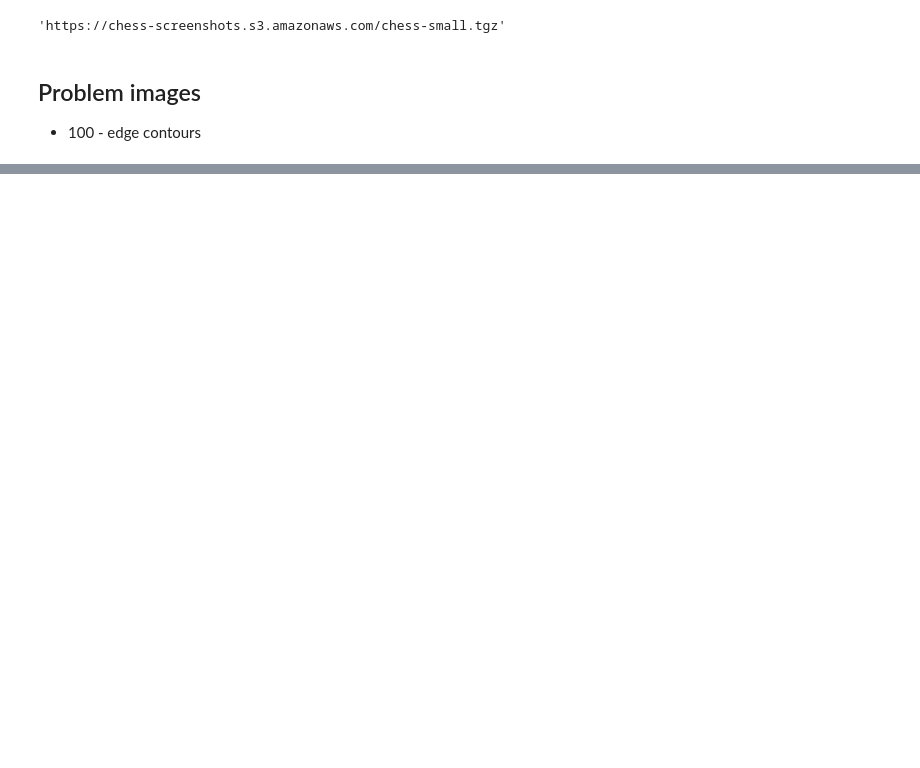
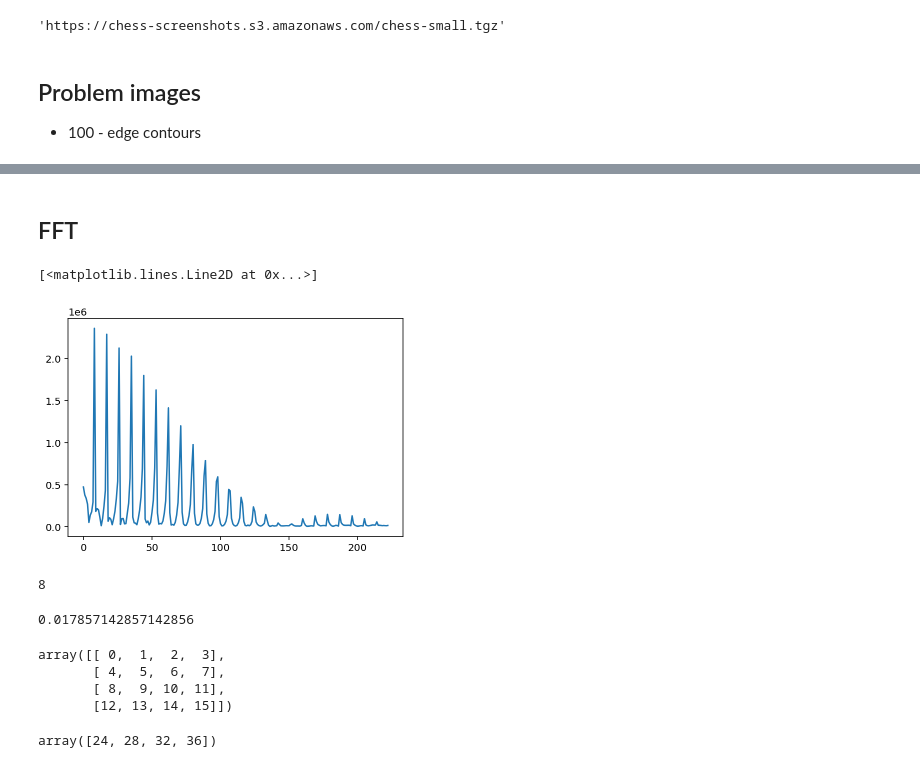
Before and after one commit to idrisr/chessocrnb, a Jupyter notebook: nbs/05_hough.py.ipynb, the cells around one changed output, grey strips where cells are left out. Cells and saved outputs as stored; diff of their text form; code cells hidden in the pictures; blank space fills up the shorter version.

```diff
--- a/nbs/05_hough.py.ipynb
+++ b/nbs/05_hough.py.ipynb
@@ -96,0 +107,2 @@ c
+# %% [markdown]
+## FFT
@@ -96,0 +111,29 @@ c
+# %%
+yf = fft(h.hsig)
+xf = fftfreq(len(h.hsig), 1 / 1)
+N = len(xf)//2
+# %%
+plt.plot(np.abs(yf[1:N]))
+# %% [output]
+[<matplotlib.lines.Line2D at 0x...>]
+[figure, added]
+# %%
+np.argmax(np.abs(yf[1:N]))
+# %% [output]
+8
+# %%
+xf[8]
+# %% [output]
+0.017857142857142856
+# %%
+a = np.array(range(16)).reshape(4, -1)
+a
+# %% [output]
+array([[ 0,  1,  2,  3],
+       [ 4,  5,  6,  7],
+       [ 8,  9, 10, 11],
+       [12, 13, 14, 15]])
+# %%
+np.sum(a, axis=0)
+# %% [output]
+array([24, 28, 32, 36])
```
Also changed, not shown: parts of 9 cells of this notebook, 14 other files.
